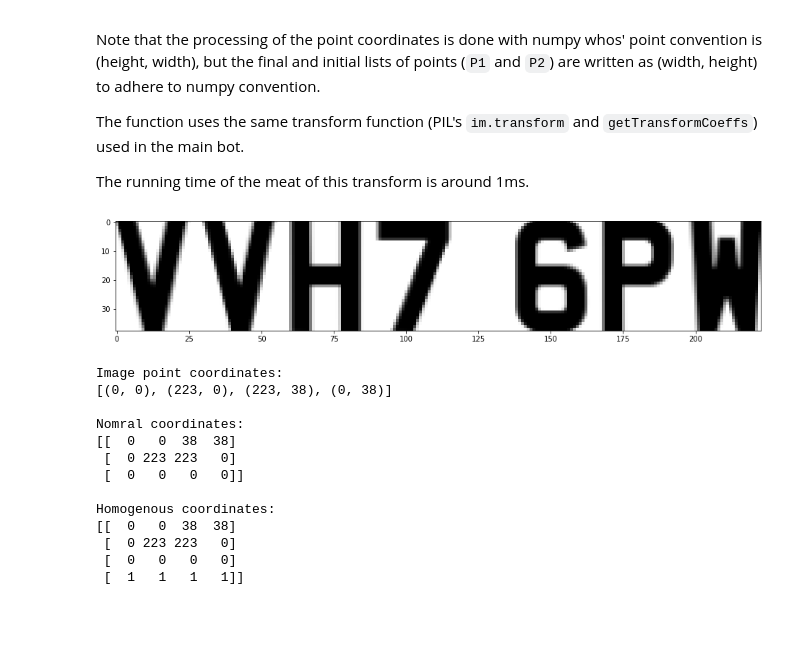
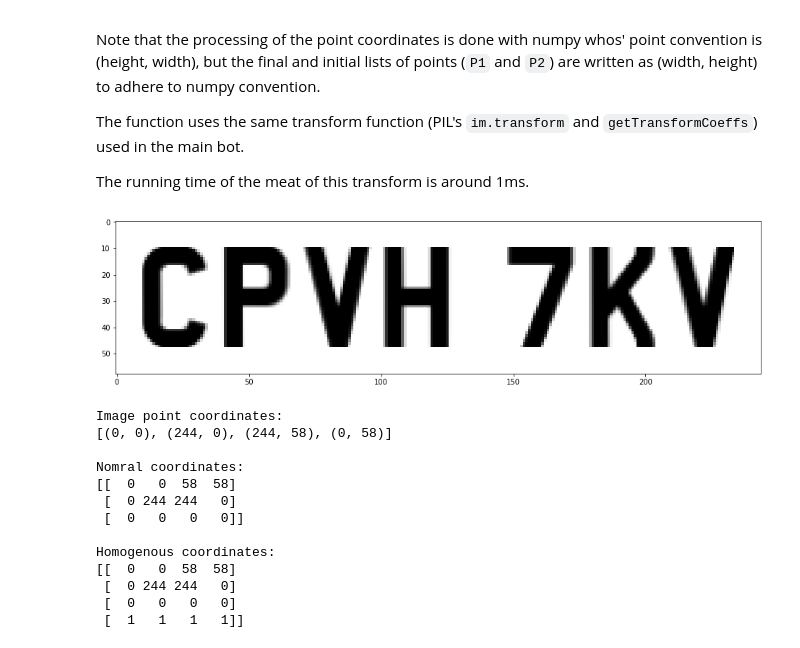
Before and after one commit to Mitch722/NBP-DemoClient-User, a Jupyter notebook: jupyter notebook examples/3D_plate_rotation.ipynb, the cells around one changed output. Cells and saved outputs as stored; diff of their text form; code cells hidden in the pictures; blank space fills up the shorter version.

```diff
--- a/jupyter notebook examples/3D_plate_rotation.ipynb
+++ b/jupyter notebook examples/3D_plate_rotation.ipynb
@@ -20,14 +20,14 @@ The function uses the same transform function (PIL's `im.transform` and `getTran
 The running time of the meat of this transform is around 1ms.
 # %%
 height =  int(60*45/71)
-plate = pil2np(randomPlateImage(height, fontPath=fontPath))
+plate = pil2np(randomPlateImage(height, fontPath=fontPath, pad=10))
 
 h,w = plate.shape
 f = max(w,h) # Focal plane distance
 plt.imshow(plate, cmap='gray')
 plt.show()
 # %% [output]
-[figure, old version]
+[figure, new version]
 # %%
 P1 = [(0,0),(w,0),(w,h),(0,h)] # Image points in (width, height) pairs
 
@@ -58,16 +58,16 @@ print('\n' + 'Homogenous coordinates:')
 print(H)
 # %% [output]
 Image point coordinates:
-[(0, 0), (223, 0), (223, 38), (0, 38)]
+[(0, 0), (244, 0), (244, 58), (0, 58)]
 
 Nomral coordinates:
-[[  0   0  38  38]
- [  0 223 223   0]
+[[  0   0  58  58]
+ [  0 244 244   0]
  [  0   0   0   0]]
 
 Homogenous coordinates:
-[[  0   0  38  38]
- [  0 223 223   0]
+[[  0   0  58  58]
+ [  0 244 244   0]
  [  0   0   0   0]
  [  1   1   1   1]]
 # %%
```
Also changed, not shown: parts of 5 cells of this notebook, 1 other file.
